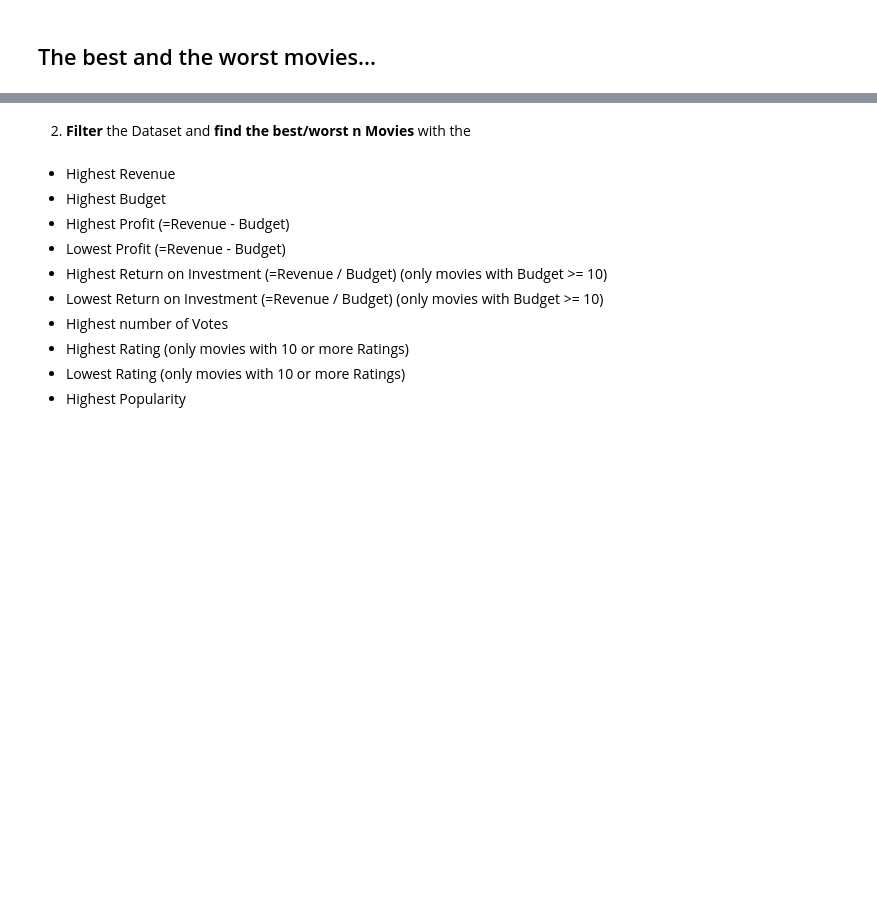
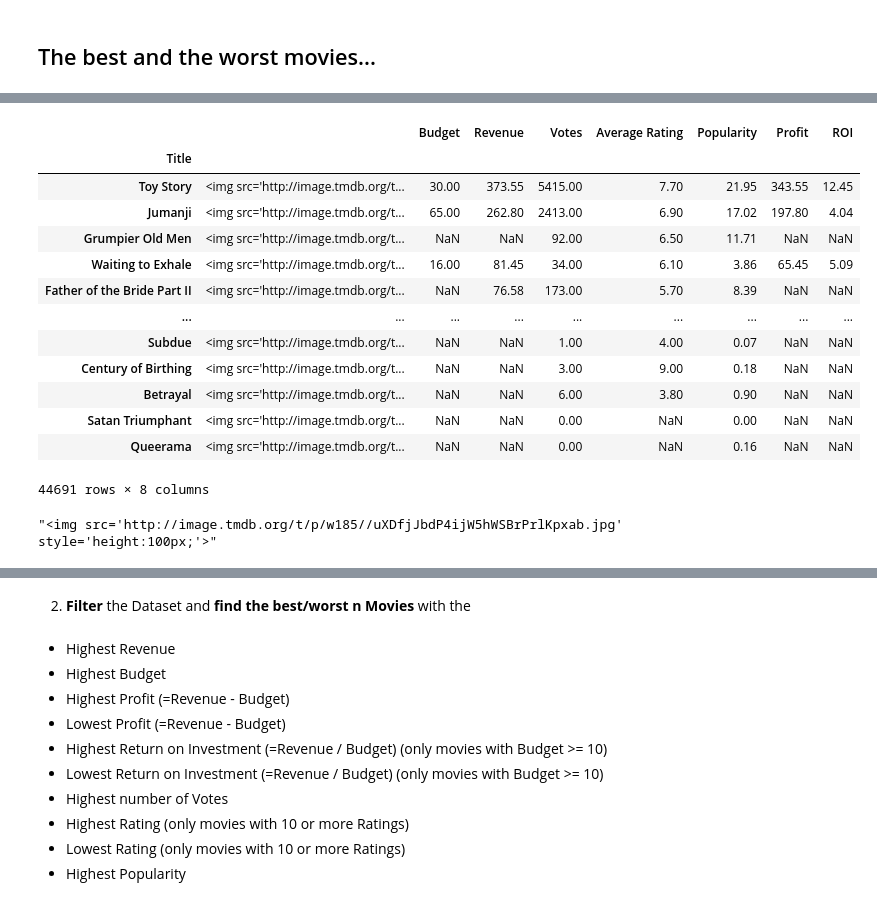
Before and after one commit to Jamal811/Data-Science, a Jupyter notebook: Data-Scince-Projectbase/1-Project 1 Explanatory Data Analysis & Data Presentation Movies Dataset/Project_01_Materials/Project_01_ProjectBrief_blank.ipynb, the cells around one changed output, grey strips where cells are left out. Saved outputs shown, nothing was run; the diff lists cells and outputs as text; code cells hidden in the pictures; blank space fills up the shorter version.

```diff
--- a/Data-Scince-Projectbase/1-Project 1 Explanatory Data Analysis & Data Presentation Movies Dataset/Project_01_Materials/Project_01_ProjectBrief_blank.ipynb
+++ b/Data-Scince-Projectbase/1-Project 1 Explanatory Data Analysis & Data Presentation Movies Dataset/Project_01_Materials/Project_01_ProjectBrief_blank.ipynb
@@ -193,0 +237,21 @@ df[df.title == 'Cinderella']
+# %%
+df_best
+# %% [output]
+|  |  | Budget | Revenue | Votes | Average Rating | Popularity | Profit | ROI |
+| Title |  |  |  |  |  |  |  |  |
+| Toy Story | <img src='http://image.tmdb.org/t... | 30.00 | 373.55 | 5415.00 | 7.70 | 21.95 | 343.55 | 12.45 |
+| Jumanji | <img src='http://image.tmdb.org/t... | 65.00 | 262.80 | 2413.00 | 6.90 | 17.02 | 197.80 | 4.04 |
+| Grumpier Old Men | <img src='http://image.tmdb.org/t... | NaN | NaN | 92.00 | 6.50 | 11.71 | NaN | NaN |
+| Waiting to Exhale | <img src='http://image.tmdb.org/t... | 16.00 | 81.45 | 34.00 | 6.10 | 3.86 | 65.45 | 5.09 |
+| Father of the Bride Part II | <img src='http://image.tmdb.org/t... | NaN | 76.58 | 173.00 | 5.70 | 8.39 | NaN | NaN |
+| ... | ... | ... | ... | ... | ... | ... | ... | ... |
+| Subdue | <img src='http://image.tmdb.org/t... | NaN | NaN | 1.00 | 4.00 | 0.07 | NaN | NaN |
+| Century of Birthing | <img src='http://image.tmdb.org/t... | NaN | NaN | 3.00 | 9.00 | 0.18 | NaN | NaN |
+| Betrayal | <img src='http://image.tmdb.org/t... | NaN | NaN | 6.00 | 3.80 | 0.90 | NaN | NaN |
+| Satan Triumphant | <img src='http://image.tmdb.org/t... | NaN | NaN | 0.00 | NaN | 0.00 | NaN | NaN |
+| Queerama | <img src='http://image.tmdb.org/t... | NaN | NaN | 0.00 | NaN | 0.16 | NaN | NaN |
+44691 rows × 8 columns
+# %%
+df_best.iloc[0,0]
+# %% [output]
+"<img src='http://image.tmdb.org/t/p/w185//uXDfjJbdP4ijW5hWSBrPrlKpxab.jpg' style='height:100px;'>"
```
Also changed, not shown: parts of 27 cells of this notebook.
